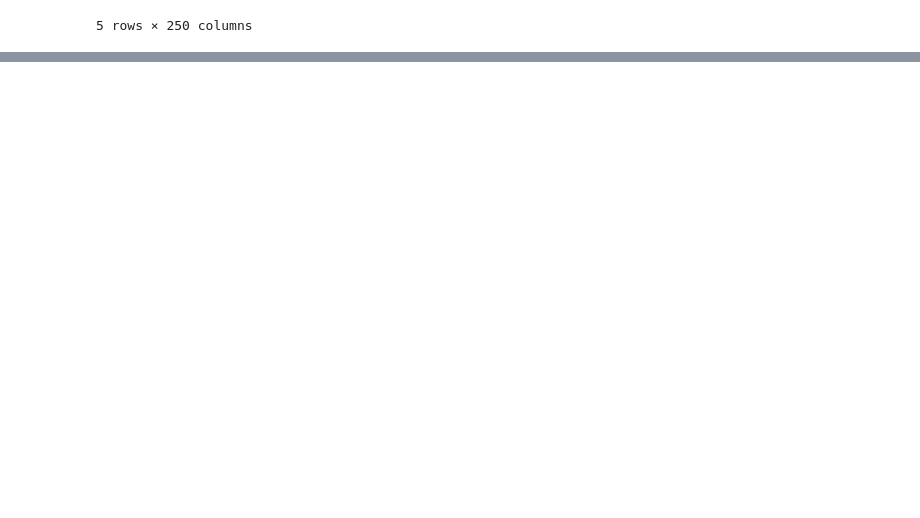
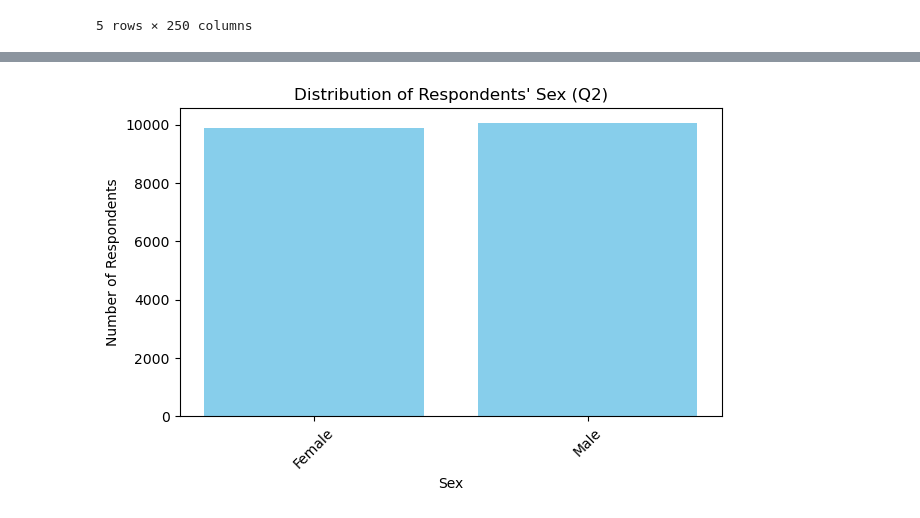
Before and after one commit to amyjxtan/Youth-Mental-Health, a Jupyter notebook: Youth_Mental_Health.ipynb, the cells around one changed output, grey strips where cells are left out. Drawn from its saved outputs; the diff is of its cells as text; code cells hidden in the pictures; blank space fills up the shorter version.

```diff
--- a/Youth_Mental_Health.ipynb
+++ b/Youth_Mental_Health.ipynb
@@ -23,0 +73,21 @@ df.head()
+# %%
+# Creating key for sex
+sex_counts = df['Q2'].value_counts().sort_index()
+
+sex_key = {
+    1.0: 'Female',
+    2.0: 'Male'
+}
+
+sex_counts.index = sex_counts.index.map(sex_key)
+
+# Display distribution of sex
+plt.figure(figsize=(7,4))
+ages = plt.bar(sex_counts.index, sex_counts, color = 'skyblue')
+plt.title("Distribution of Respondents' Sex (Q2)")
+plt.xlabel('Sex')
+plt.ylabel('Number of Respondents')
+plt.xticks(rotation=45)
+plt.show()
+# %% [output]
+[figure, added]
```
Also changed, not shown: parts of 4 cells of this notebook, 1 other file.
